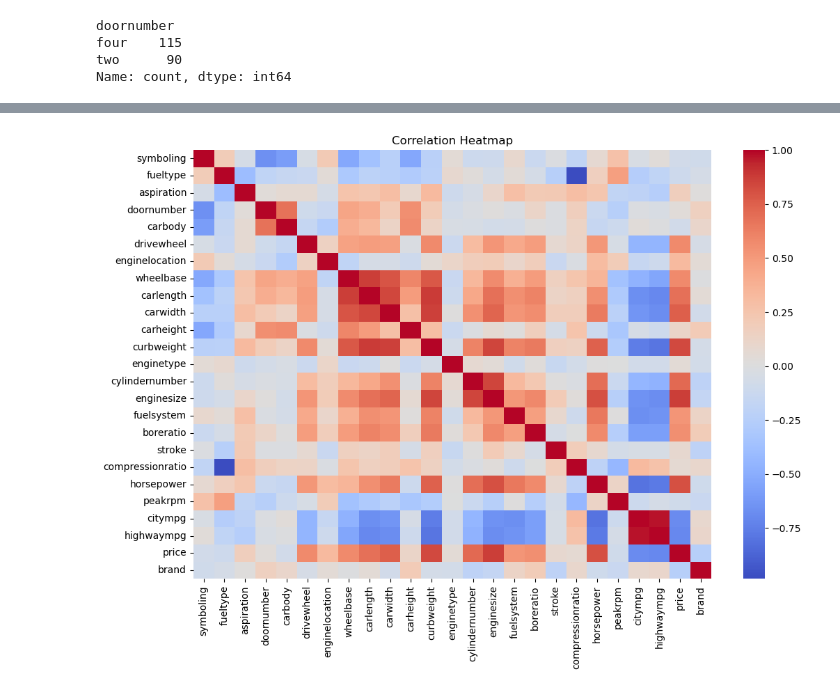
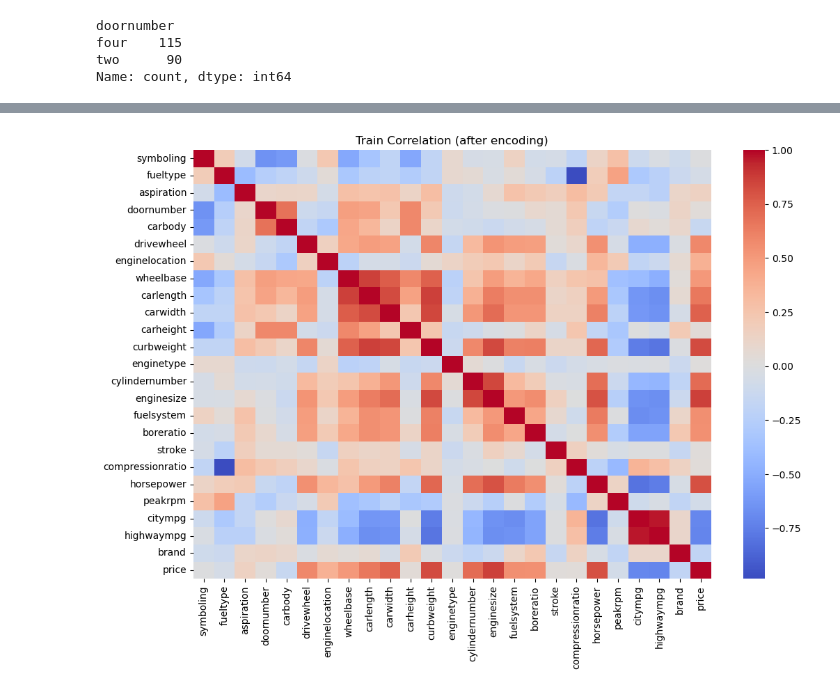
Before and after one commit to MahirIslam009/CS171, a Jupyter notebook: FinalProject.ipynb, the cells around one changed output, grey strips where cells are left out. Saved outputs shown, nothing was run; the diff lists cells and outputs as text; code cells hidden in the pictures.

```diff
--- a/FinalProject.ipynb
+++ b/FinalProject.ipynb
@@ -71,5 +78,14 @@ df.head()
 # %%
 df['brand'] = df['CarName'].apply(lambda x: x.split()[0].lower())
 df.drop('CarName', axis=1, inplace=True)
+# Clean up misspellings
+df["brand"] = df["brand"].replace({
+    "vokswagen": "volkswagen",
+    "vw": "volkswagen",
+    "toyouta": "toyota",
+    "maxda": "mazda",
+    "porcshce": "porsche"
+})
+print(df["brand"].value_counts())
 df.head()
 # %% [output]
@@ -134,10 +187,19 @@ df['cylindernumber'] = df[['cylindernumber']].apply(convert_number)
 # %%
-cat_cols = df.select_dtypes(include='object').columns
+# cat_cols = df.select_dtypes(include='object').columns
 
-le = LabelEncoder()
+# le = LabelEncoder()
+# for col in cat_cols:
+#     df[col] = le.fit_transform(df[col])
+
+# df.info()
+cat_cols = X_train.select_dtypes(include="object").columns
+
 for col in cat_cols:
-    df[col] = le.fit_transform(df[col])
+    le = LabelEncoder()
+    X_train[col] = le.fit_transform(X_train[col])
+    X_test[col] = le.transform(X_test[col])
 
-df.info()
+pd.concat([X_train, y_train], axis=1).info()
+X_train.head()
 # %% [output]
 <class 'pandas.core.frame.DataFrame'>
@@ -160,7 +229,13 @@ memory usage: 40.2 KB
 # %%
+# plt.figure(figsize=(12,8))
+# sns.heatmap(df.corr(), cmap='coolwarm', annot=False)
+# plt.title("Correlation Heatmap")
+# plt.show()
+tmp = X_train.copy()
+tmp['price'] = y_train.values
 plt.figure(figsize=(12,8))
-sns.heatmap(df.corr(), cmap='coolwarm', annot=False)
-plt.title("Correlation Heatmap")
+sns.heatmap(tmp.corr(), cmap='coolwarm', annot=False)
+plt.title("Train Correlation (after encoding)")
 plt.show()
 # %% [output]
-[figure, old version]
+[figure, new version]
```
Also changed, not shown: parts of 31 cells of this notebook, 1 other file.
